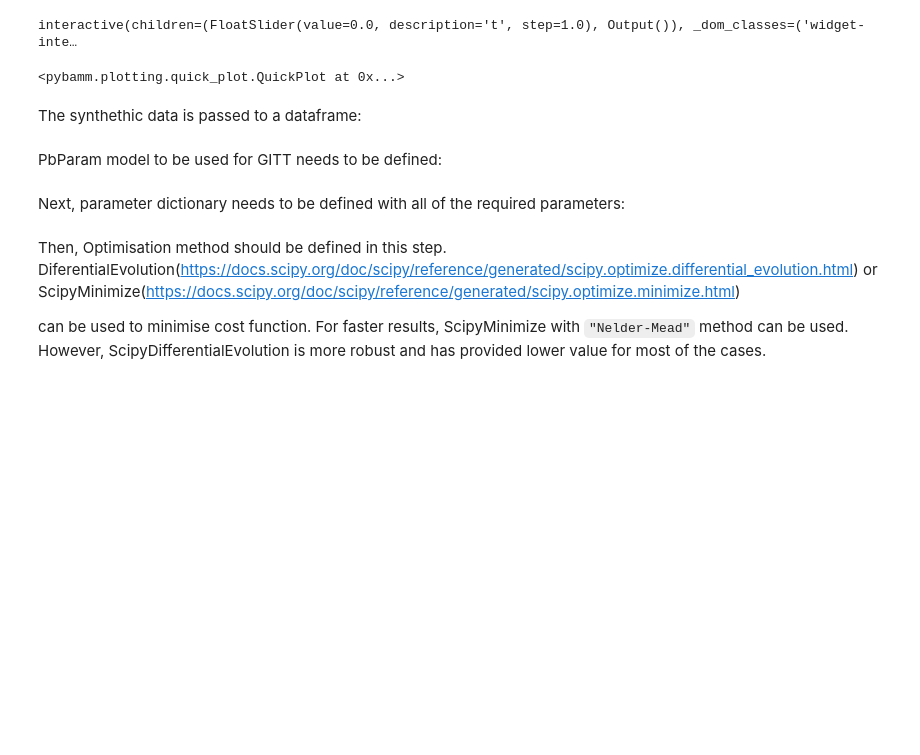
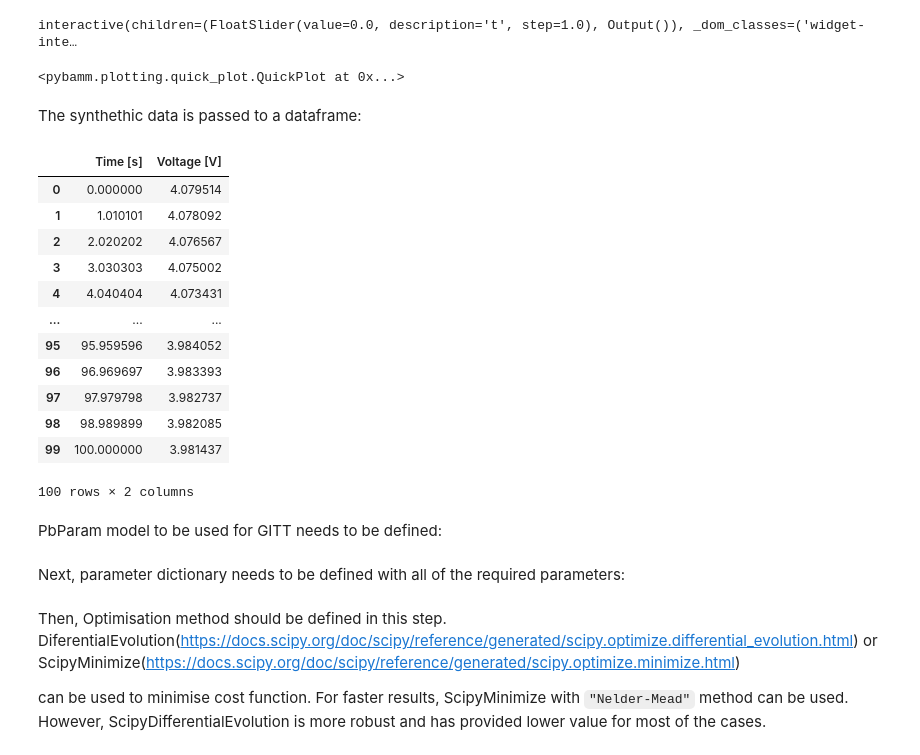
Before and after one commit to paramm-team/pybamm-param, a Jupyter notebook: examples/notebooks/SPM_GITT.ipynb, the cells around one changed output. Cells and saved outputs as stored; diff of their text form; code cells hidden in the pictures; blank space fills up the shorter version.

```diff
--- a/examples/notebooks/SPM_GITT.ipynb
+++ b/examples/notebooks/SPM_GITT.ipynb
@@ -44,6 +44,22 @@ The synthethic data is passed to a dataframe:
 d = {'Time [s]':syn_solution["Time [s]"].entries, 'Voltage [V]': syn_solution["Voltage [V]"].entries}
 
 data = pd.DataFrame(data = d)
+# %%
+data
+# %% [output]
+|  | Time [s] | Voltage [V] |
+| 0 | 0.000000 | 4.079514 |
+| 1 | 1.010101 | 4.078092 |
+| 2 | 2.020202 | 4.076567 |
+| 3 | 3.030303 | 4.075002 |
+| 4 | 4.040404 | 4.073431 |
+| ... | ... | ... |
+| 95 | 95.959596 | 3.984052 |
+| 96 | 96.969697 | 3.983393 |
+| 97 | 97.979798 | 3.982737 |
+| 98 | 98.989899 | 3.982085 |
+| 99 | 100.000000 | 3.981437 |
+100 rows × 2 columns
 # %% [markdown]
 PbParam model to be used for GITT needs to be defined:
 # %%
```
Also changed, not shown: parts of 2 cells of this notebook, 25 other files.
